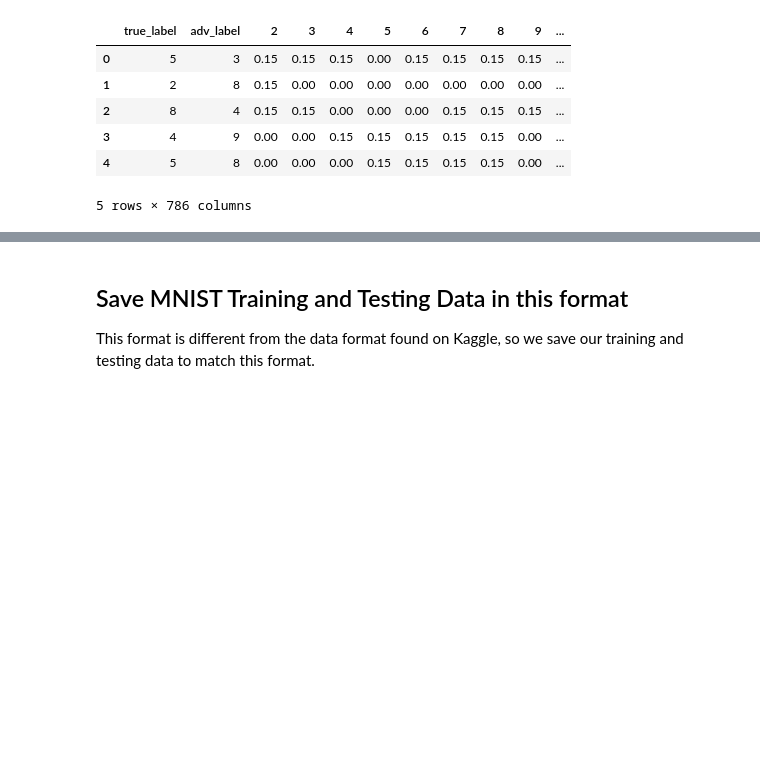
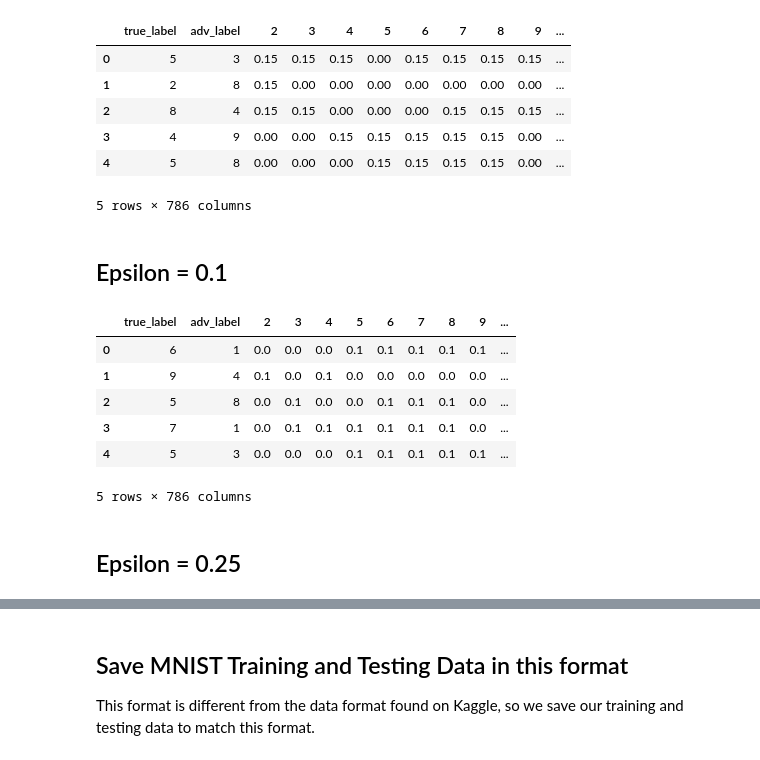
Before and after one commit to aashka-trivedi/cloud-autoai-adversarial-robustness, a Jupyter notebook: code/AdversarialExampleGeneration.ipynb, the cells around one changed output, grey strips where cells are left out. Drawn from its saved outputs; the diff is of its cells as text; code cells hidden in the pictures; blank space fills up the shorter version.

```diff
--- a/code/AdversarialExampleGeneration.ipynb
+++ b/code/AdversarialExampleGeneration.ipynb
@@ -264,3 +267,5 @@ test.head()
 5 rows × 786 columns
 # %%
 test.to_csv('adv_examples_15.csv', sep=',', header=True, index=False)
+# %% [markdown]
+## Epsilon = 0.1
@@ -266,0 +280,20 @@ test.to_csv('adv_examples_15.csv', sep=',', header=True, index=False)
+# %%
+data = pd.read_csv('adv_data.csv', header=None, index_col=None)
+adv_labels = pd.read_csv('adv_labels.csv', header=None, index_col=None)
+true_labels = pd.read_csv('true_labels.csv', header=None, index_col=None)
+# %%
+adv_labels = adv_labels.astype(int)
+true_labels = true_labels.astype(int)
+# %%
+test = pd.concat([true_labels, adv_labels, data], ignore_index=True, axis=1)
+test = test.rename(columns={0:'true_label'})
+test = test.rename(columns={1:'adv_label'})
+test.head()
+# %% [output]
+|  | true_label | adv_label | 2 | 3 | 4 | 5 | 6 | 7 | 8 | 9 | ... |
+| 0 | 6 | 1 | 0.0 | 0.0 | 0.0 | 0.1 | 0.1 | 0.1 | 0.1 | 0.1 | ... |
+| 1 | 9 | 4 | 0.1 | 0.0 | 0.1 | 0.0 | 0.0 | 0.0 | 0.0 | 0.0 | ... |
+| 2 | 5 | 8 | 0.0 | 0.1 | 0.0 | 0.0 | 0.1 | 0.1 | 0.1 | 0.0 | ... |
+| 3 | 7 | 1 | 0.0 | 0.1 | 0.1 | 0.1 | 0.1 | 0.1 | 0.1 | 0.0 | ... |
+| 4 | 5 | 3 | 0.0 | 0.0 | 0.0 | 0.1 | 0.1 | 0.1 | 0.1 | 0.1 | ... |
+5 rows × 786 columns
@@ -266,0 +302,2 @@ test.to_csv('adv_examples_15.csv', sep=',', header=True, index=False)
+# %% [markdown]
+## Epsilon = 0.25
```
Also changed, not shown: parts of 27 cells of this notebook, 4 other files.
